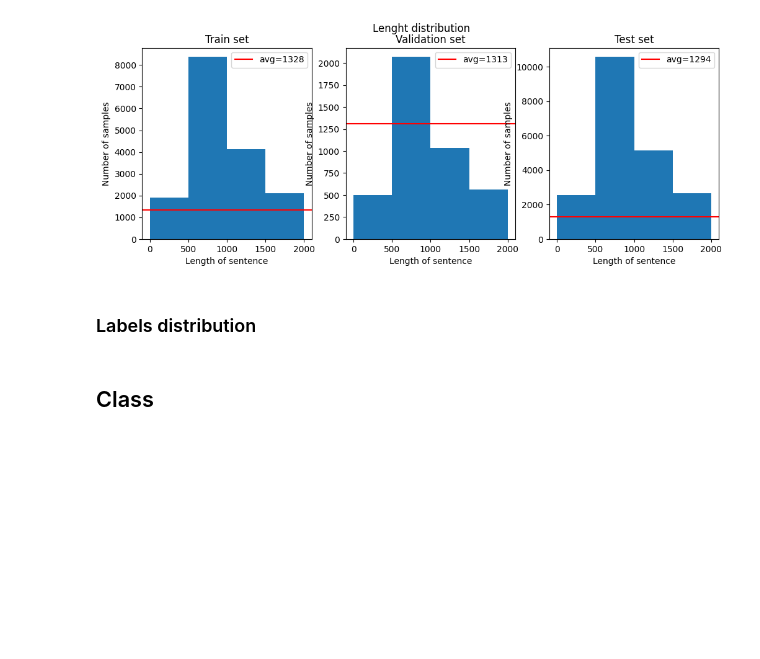
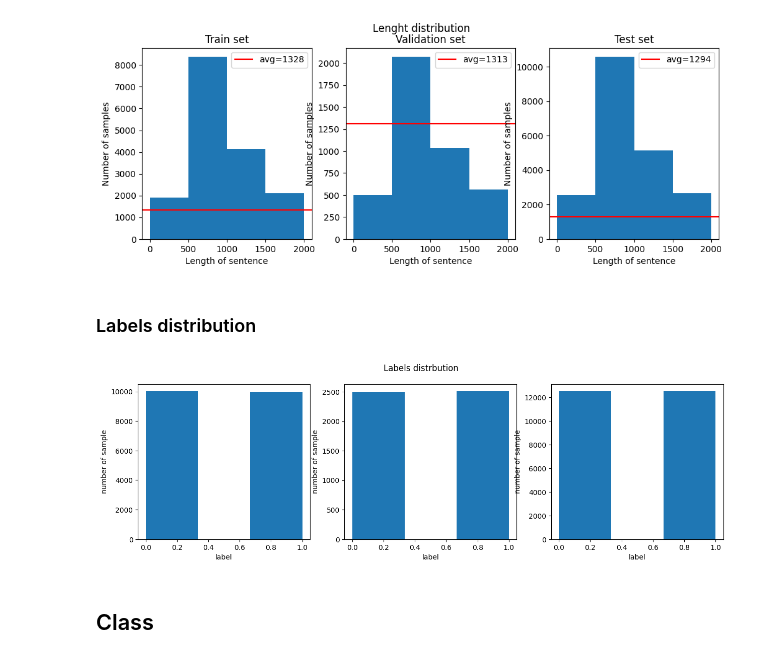
Before and after one commit to alexandremyara/alexandremyara.github.io, a Jupyter notebook: sentiment classification/sentiment_classification.ipynb, the cells around one changed output. Cells and saved outputs as stored; diff of their text form; code cells hidden in the pictures; blank space fills up the shorter version.

```diff
--- a/sentiment classification/sentiment_classification.ipynb
+++ b/sentiment classification/sentiment_classification.ipynb
@@ -81,6 +81,23 @@ plt.show()
 [figure]
 # %% [markdown]
 ### Labels distribution
+# %%
+fig, axes = plt.subplots(1,3, figsize=(15,4))
+fig.suptitle("Labels distrbution")
+axes[0].hist(train["label"], bins=3)
+axes[0].set_xlabel("label")
+axes[0].set_ylabel("number of sample")
+
+axes[1].hist(val["label"], bins=3)
+axes[1].set_xlabel("label")
+axes[1].set_ylabel("number of sample")
+
+axes[2].hist(test["label"], bins=3)
+axes[2].set_xlabel("label")
+axes[2].set_ylabel("number of sample")
+plt.show()
+# %% [output]
+[figure, added]
 # %% [markdown]
 ## Class
 # %%
```
Also changed, not shown: parts of 1 cell of this notebook, 1 other file.
